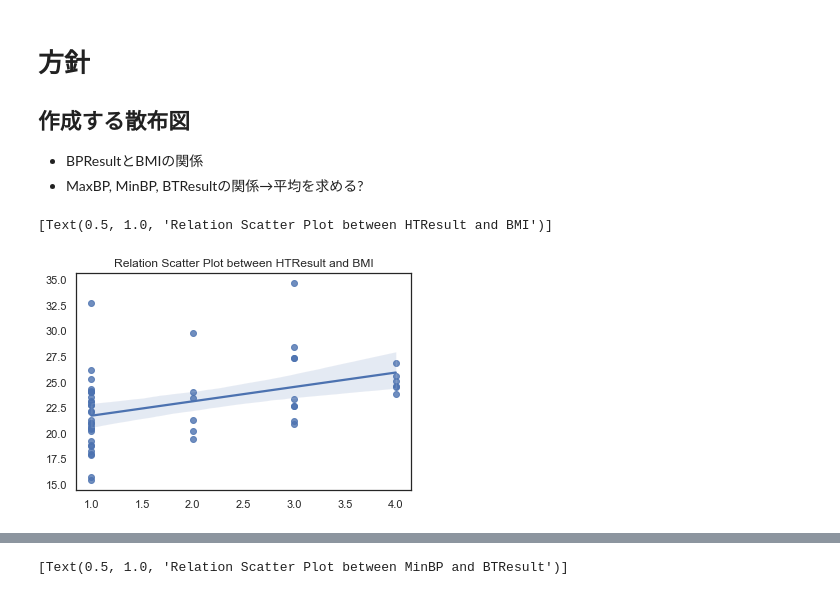
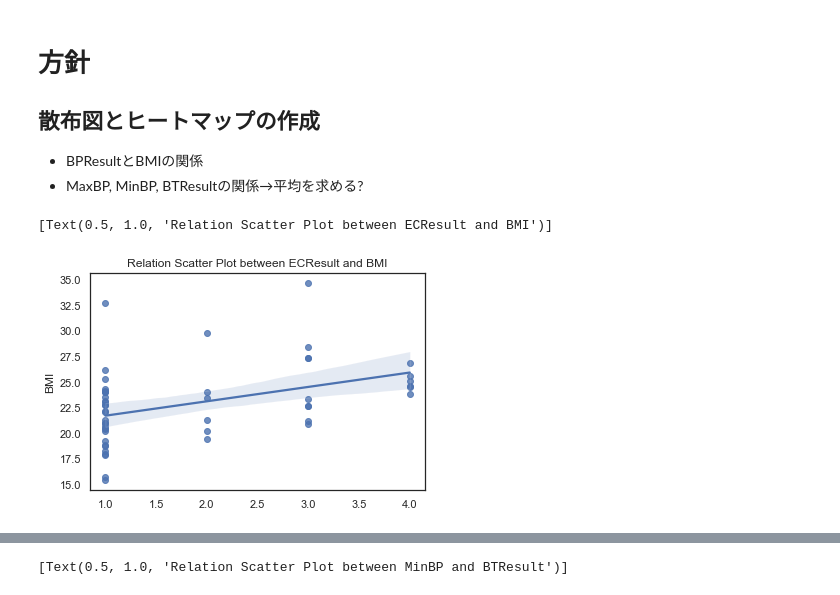
Before and after one commit to shion1305/2021_Probability_Statistics_Final, a Jupyter notebook: Analysis1.ipynb, the cells around one changed output, grey strips where cells are left out. Cells and saved outputs as stored; diff of their text form; code cells hidden in the pictures.

```diff
--- a/Analysis1.ipynb
+++ b/Analysis1.ipynb
@@ -51,17 +117,17 @@ print(data[2])
 # %% [markdown]
 # 方針
-## 作成する散布図
+
+## 散布図とヒートマップの作成
 - BPResultとBMIの関係
 - MaxBP, MinBP, BTResultの関係→平均を求める?
 # %%
-import seaborn as sns
 
 # use the function regplot to make a scatterplot
-p = sns.regplot(x=npData[:, 8], y=npData[:, 9])
-p.set(title="Relation Scatter Plot between HTResult and BMI")
+p = sns.regplot(x=npData[:, 8], y=df["BMI"])
+p.set(title="Relation Scatter Plot between ECResult and BMI")
 # %% [output]
-[Text(0.5, 1.0, 'Relation Scatter Plot between HTResult and BMI')]
+[Text(0.5, 1.0, 'Relation Scatter Plot between ECResult and BMI')]
-[figure, old version]
+[figure, new version]
 # %%
 print((npData[:, 5] + npData[:, 6]) / 2)
 p = sns.regplot(y=((npData[:, 5] + npData[:, 6]) / 2), x=(npData[:, 7]))
```
Also changed, not shown: parts of 33 cells of this notebook.
